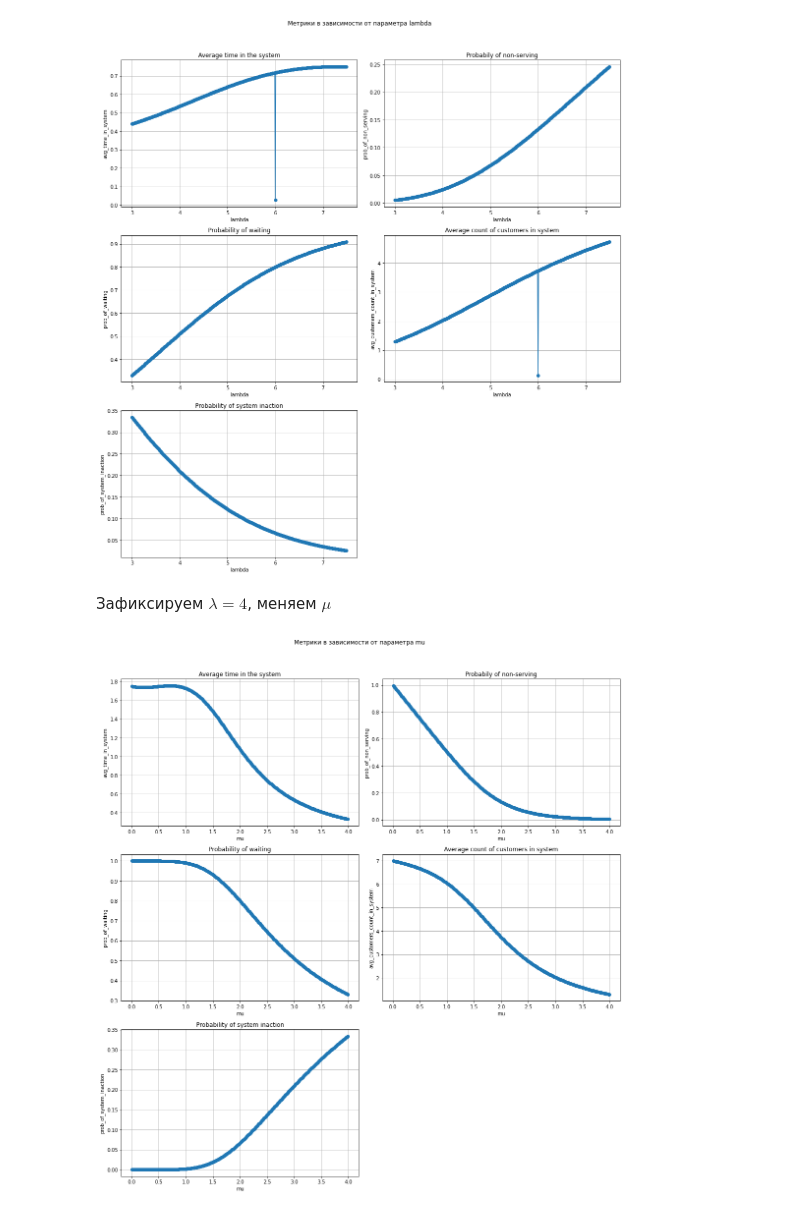
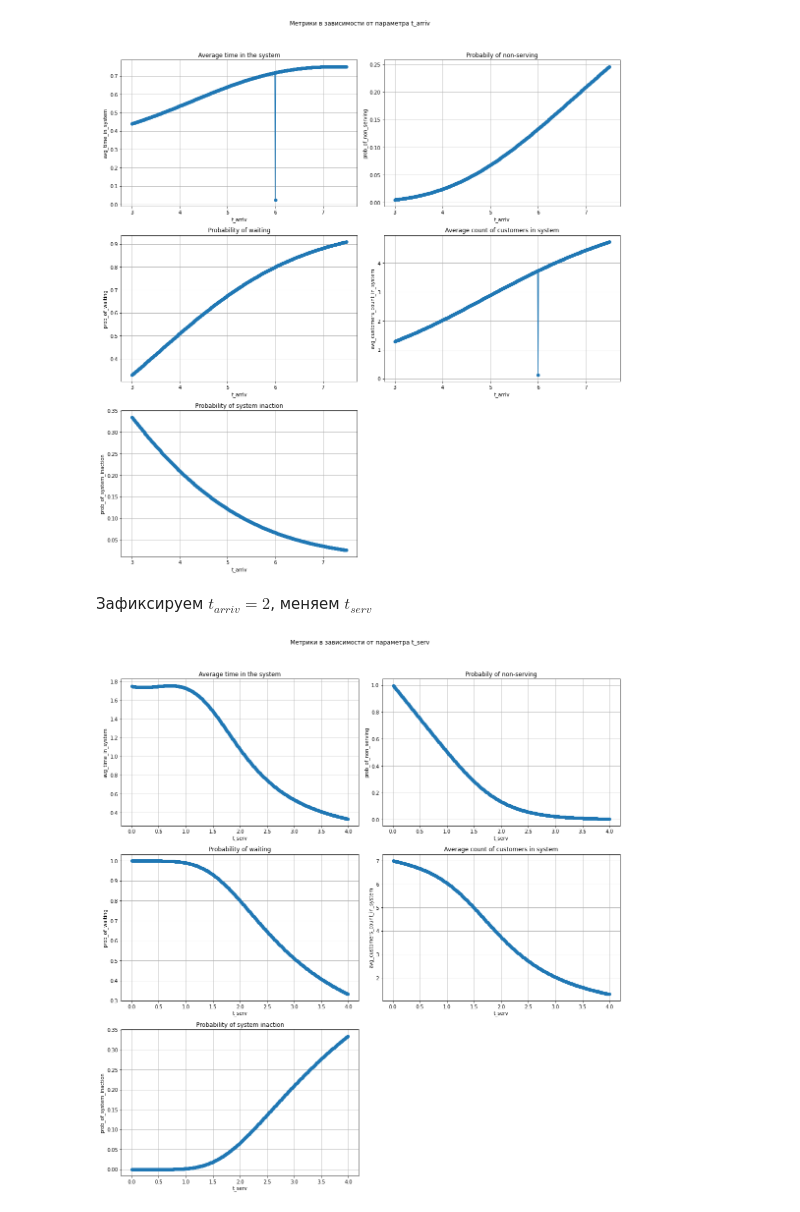
Before and after one commit to avmusatov/Queuing-theory-MMc, a Jupyter notebook: testing.ipynb, the cells around one changed output. Drawn from its saved outputs; the diff is of its cells as text; code cells hidden in the pictures.

```diff
--- a/testing.ipynb
+++ b/testing.ipynb
@@ -154,7 +153,7 @@ draw_metrics(capacity, test_metrics, 'capacity')
 # %%
-mu = 3
+t_serv = 3
 int_size = 0.01
-lambdas = np.arange(mu, 5*mu/2, int_size)
+t_arriv_arr = np.arange(t_serv, 5*t_serv/2, int_size)
 capacity = 5
 
 test_metrics = {
@@ -164,37 +163,37 @@ test_metrics = {
     'avg_customers_count_in_system': list(),
     'prob_of_system_inaction': list()
 }
-for i in range(len(lambdas)):
-    test_metrics['prob_of_non_serving'].append(failure_probability(lambdas[i],mu,capacity))
-    test_metrics['prob_of_waiting'].append(probability_of_waiting(lambdas[i], mu, capacity))
-    test_metrics['avg_customers_count_in_system'].append(avg_number_requirements_in_system(lambdas[i],mu,capacity))
-    test_metrics['avg_time_in_system'].append(avg_time_in_system1(lambdas[i],mu,capacity))
-    test_metrics['prob_of_system_inaction'].append(prob_of_system_inaction(lambdas[i],mu,capacity))
-draw_metrics(lambdas, test_metrics, 'lambda')
+for t_arriv in t_arriv_arr:
+    test_metrics['prob_of_non_serving'].append(failure_probability(t_arriv,t_serv,capacity))
+    test_metrics['prob_of_waiting'].append(probability_of_waiting(t_arriv, t_serv, capacity))
+    test_metrics['avg_customers_count_in_system'].append(avg_number_requirements_in_system(t_arriv,t_serv,capacity))
+    test_metrics['avg_time_in_system'].append(avg_time_in_system1(t_arriv,t_serv,capacity))
+    test_metrics['prob_of_system_inaction'].append(prob_of_system_inaction(t_arriv,t_serv,capacity))
+
+draw_metrics(t_arriv_arr, test_metrics, 't_arriv')
 # %% [output]
 [figure]
-# %% [markdown]
-Зафиксируем $\lambda=4$, меняем $\mu$
+# %% [markdown]
+Зафиксируем $t_{arriv}=2$, меняем $t_{serv}$
 # %%
-mu_array = np.arange(0.01, 4, 0.01)
+t_serv_arr = np.arange(0.01, 4, 0.01)
 int_size = 0.01
-lambdas = 4
+t_arriv = 4
 capacity = 5
-
 
 test_metrics = {
     'avg_time_in_system': list(),
     'prob_of_non_serving': list(),
     'prob_of_waiting': list(),
     'avg_customers_count_in_system': list(),
     'prob_of_system_inaction': list()
 }
-for mu in mu_array:
-    test_metrics['prob_of_non_serving'].append(failure_probability(lambdas,mu,capacity))
-    test_metrics['prob_of_waiting'].append(probability_of_waiting(lambdas, mu, capacity))
-    test_metrics['avg_customers_count_in_system'].append(avg_number_requirements_in_system(lambdas,mu,capacity))
-    test_metrics['avg_time_in_system'].append(avg_time_in_system1(lambdas,mu,capacity))
-    test_metrics['prob_of_system_inaction'].append(prob_of_system_inaction(lambdas,mu,capacity))
-draw_metrics(mu_array, test_metrics, 'mu')
+for t_serv in t_serv_arr:
+    test_metrics['prob_of_non_serving'].append(failure_probability(t_arriv,t_serv,capacity))
+    test_metrics['prob_of_waiting'].append(probability_of_waiting(t_arriv, t_serv, capacity))
+    test_metrics['avg_customers_count_in_system'].append(avg_number_requirements_in_system(t_arriv,t_serv,capacity))
+    test_metrics['avg_time_in_system'].append(avg_time_in_system1(t_arriv,t_serv,capacity))
+    test_metrics['prob_of_system_inaction'].append(prob_of_system_inaction(t_arriv,t_serv,capacity))
+draw_metrics(t_serv_arr, test_metrics, 't_serv')
 # %% [output]
-[figure, old version]
+[figure, new version]
```
Also changed, not shown: parts of 9 cells of this notebook.
